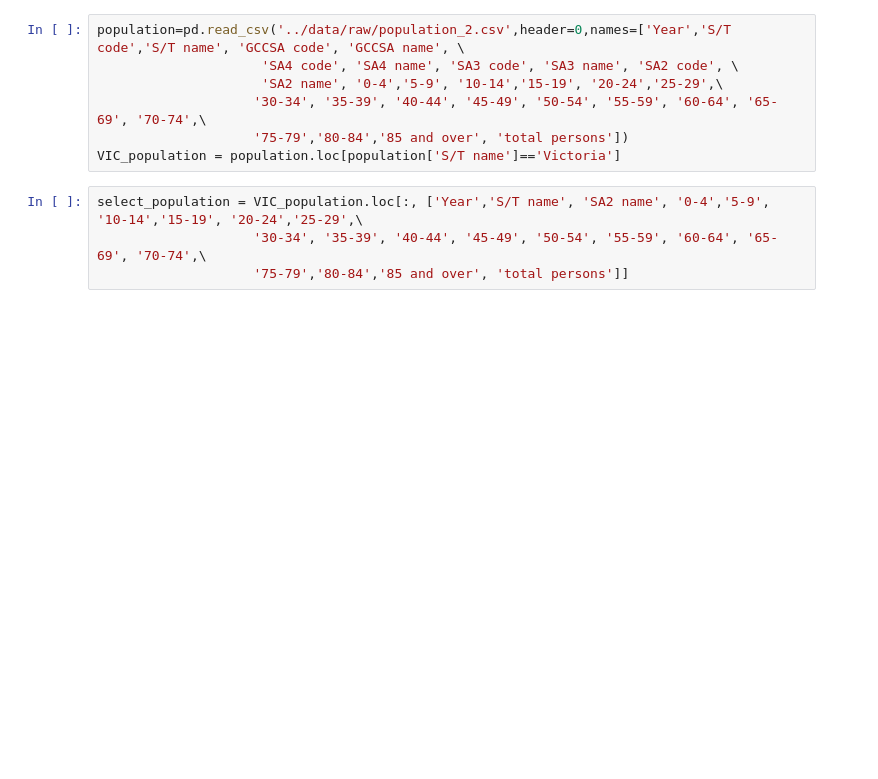
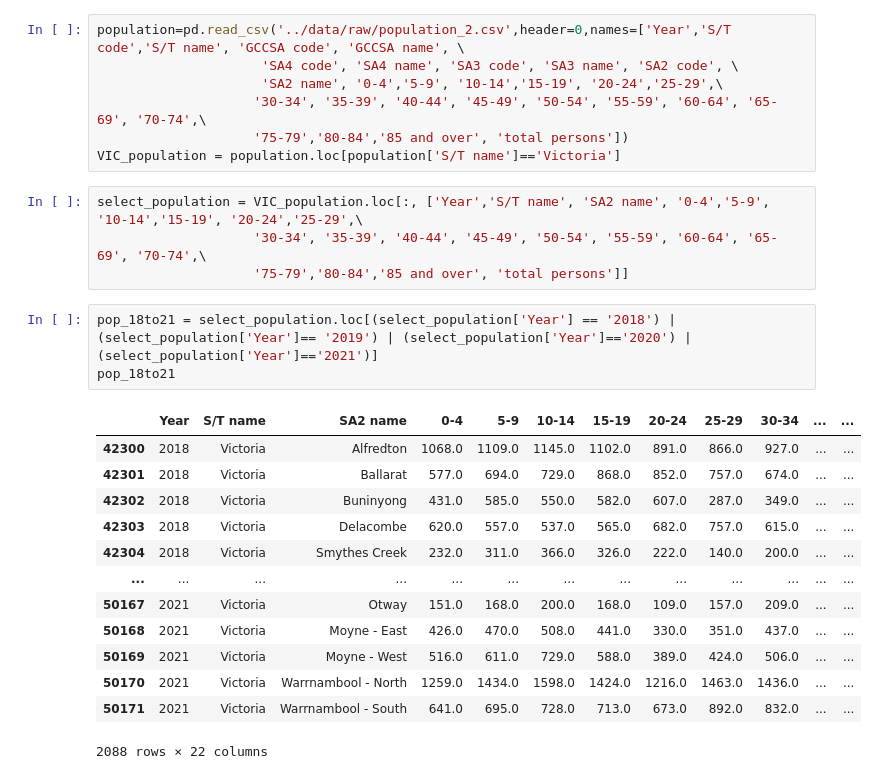
Before and after one commit to MAST30034-Applied-Data-Science/generic-real-estate-consulting-project-group-55, a Jupyter notebook: notebooks/external_data_preprocess.ipynb, the cells around one changed output. Cells and saved outputs as stored; diff of their text form; blank space fills up the shorter version.

Commit message:
update population preprocess

```diff
--- a/notebooks/external_data_preprocess.ipynb
+++ b/notebooks/external_data_preprocess.ipynb
@@ -151,3 +151,20 @@ VIC_population = population.loc[population['S/T name']=='Victoria']
 select_population = VIC_population.loc[:, ['Year','S/T name', 'SA2 name', '0-4','5-9', '10-14','15-19', '20-24','25-29',\
                     '30-34', '35-39', '40-44', '45-49', '50-54', '55-59', '60-64', '65-69', '70-74',\
                     '75-79','80-84','85 and over', 'total persons']]
+# %%
+pop_18to21 = select_population.loc[(select_population['Year'] == '2018') | (select_population['Year']== '2019') | (select_population['Year']=='2020') | (select_population['Year']=='2021')]
+pop_18to21
+# %% [output]
+|  | Year | S/T name | SA2 name | 0-4 | 5-9 | 10-14 | 15-19 | 20-24 | 25-29 | 30-34 | ... | ... |
+| 42300 | 2018 | Victoria | Alfredton | 1068.0 | 1109.0 | 1145.0 | 1102.0 | 891.0 | 866.0 | 927.0 | ... | ... |
+| 42301 | 2018 | Victoria | Ballarat | 577.0 | 694.0 | 729.0 | 868.0 | 852.0 | 757.0 | 674.0 | ... | ... |
+| 42302 | 2018 | Victoria | Buninyong | 431.0 | 585.0 | 550.0 | 582.0 | 607.0 | 287.0 | 349.0 | ... | ... |
+| 42303 | 2018 | Victoria | Delacombe | 620.0 | 557.0 | 537.0 | 565.0 | 682.0 | 757.0 | 615.0 | ... | ... |
+| 42304 | 2018 | Victoria | Smythes Creek | 232.0 | 311.0 | 366.0 | 326.0 | 222.0 | 140.0 | 200.0 | ... | ... |
+| ... | ... | ... | ... | ... | ... | ... | ... | ... | ... | ... | ... | ... |
+| 50167 | 2021 | Victoria | Otway | 151.0 | 168.0 | 200.0 | 168.0 | 109.0 | 157.0 | 209.0 | ... | ... |
+| 50168 | 2021 | Victoria | Moyne - East | 426.0 | 470.0 | 508.0 | 441.0 | 330.0 | 351.0 | 437.0 | ... | ... |
+| 50169 | 2021 | Victoria | Moyne - West | 516.0 | 611.0 | 729.0 | 588.0 | 389.0 | 424.0 | 506.0 | ... | ... |
+| 50170 | 2021 | Victoria | Warrnambool - North | 1259.0 | 1434.0 | 1598.0 | 1424.0 | 1216.0 | 1463.0 | 1436.0 | ... | ... |
+| 50171 | 2021 | Victoria | Warrnambool - South | 641.0 | 695.0 | 728.0 | 713.0 | 673.0 | 892.0 | 832.0 | ... | ... |
+2088 rows × 22 columns
```
Also changed, not shown: parts of 6 cells of this notebook.
